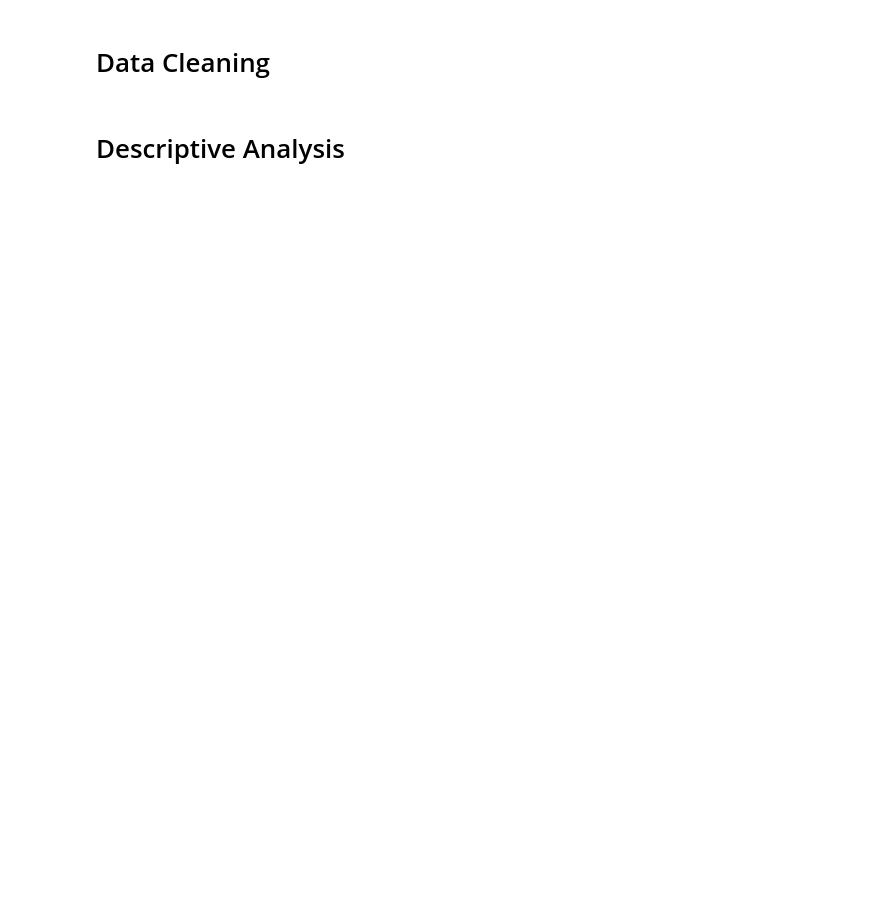
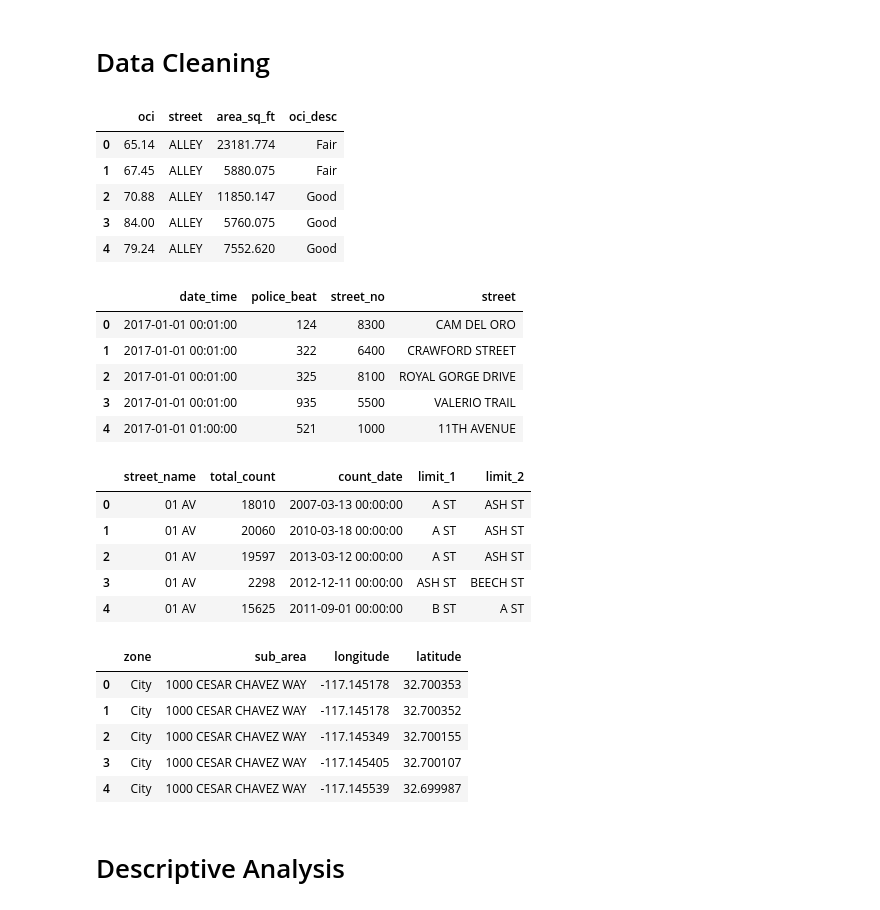
Before and after one commit to rileyfroehlich/COGS-108-Final-Project, a Jupyter notebook: Final_Project.ipynb, the cells around one changed output. Cells and saved outputs as stored; diff of their text form; code cells hidden in the pictures; blank space fills up the shorter version.

```diff
--- a/Final_Project.ipynb
+++ b/Final_Project.ipynb
@@ -10,3 +11,10 @@ import seaborn as sns
+# %%
+# method to display all df heads
+def multiple_df_display(*arg):
+    html_str=''
+    for df in arg:
+        html_str+=df.to_html()
+    display_html(html_str.replace('table','table style="display:inline"'),raw=True)
 # %%
 pd.options.display.max_rows = 7
 pd.options.display.max_columns = 8
@@ -37,38 +45,63 @@ df_collisions.drop( columns = "violation_section", inplace = True )
 df_collisions.drop( columns = "violation_type", inplace = True )
 df_collisions.drop( columns = "charge_desc", inplace = True )
 df_collisions.drop( columns = "injured", inplace = True )
 df_collisions.drop( columns = "killed", inplace = True )
 df_collisions.drop( columns = "hit_run_lvl", inplace = True )
-df_collisions.drop( columns = "police_beat", inplace = True )
+# combine street name and street type
 df_collisions[ 'street' ] = df_collisions[ 'street_name' ].map( str ) + ' ' + df_collisions[ 'street_type' ]
 df_collisions.drop( columns = "street_name", inplace = True )
 df_collisions.drop( columns = "street_type", inplace = True )
 df_collisions.dropna( inplace = True )
 
 #drop traffic columns
 df_traffic.drop( columns = "id", inplace = True )
 df_traffic.drop( columns = "all_count", inplace = True )
 df_traffic.drop( columns = "northbound_count", inplace = True )
 df_traffic.drop( columns = "southbound_count", inplace = True )
 df_traffic.drop( columns = "eastbound_count", inplace = True )
 df_traffic.drop( columns = "westbound_count", inplace = True )
 df_traffic.drop( columns = "file_no", inplace = True )
-df_traffic.drop( columns = "count_date", inplace = True )
 new = df_traffic[ 'limits' ].str.split( ' - ', n = 1, expand = True)
 df_traffic[ 'limit_1' ] = new[ 0 ]
 df_traffic[ 'limit_2' ] = new[ 1 ]
 df_traffic.drop( columns = "limits", inplace = True )
 #df2 combines like elements in df_traffic
-df2 = df_traffic.groupby( [ 'street_name', 'limit_1', 'limit_2' ], as_index = False).agg({ 'total_count' : 'sum' })
-df_traffic = pd.DataFrame( df2 )
+#df2 = df_traffic.groupby( [ 'street_name', 'limit_1', 'limit_2', 'count_date' ], as_index = False).agg({ 'total_count' : 'sum' })
+#df_traffic = pd.DataFrame( df2 )
 df_traffic.dropna( inplace = True )
 
 df_meters.drop( columns = "area", inplace = True )
-df_meters.drop( columns = "sub_area", inplace = True )
 df_meters.drop( columns = "pole", inplace = True )
 df_meters.drop( columns = "config_id", inplace = True )
 df_meters.drop( columns = "config_name", inplace = True )
 df_meters.dropna( inplace = True )
+
+multiple_df_display(df_index[0:5], df_collisions[0:5], df_traffic[0:5], df_meters[0:5])
+# %% [output]
+|  | oci | street | area_sq_ft | oci_desc |
+| 0 | 65.14 | ALLEY | 23181.774 | Fair |
+| 1 | 67.45 | ALLEY | 5880.075 | Fair |
+| 2 | 70.88 | ALLEY | 11850.147 | Good |
+| 3 | 84.00 | ALLEY | 5760.075 | Good |
+| 4 | 79.24 | ALLEY | 7552.620 | Good |
+|  | date_time | police_beat | street_no | street |
+| 0 | 2017-01-01 00:01:00 | 124 | 8300 | CAM DEL ORO |
+| 1 | 2017-01-01 00:01:00 | 322 | 6400 | CRAWFORD STREET |
+| 2 | 2017-01-01 00:01:00 | 325 | 8100 | ROYAL GORGE DRIVE |
+| 3 | 2017-01-01 00:01:00 | 935 | 5500 | VALERIO TRAIL |
+| 4 | 2017-01-01 01:00:00 | 521 | 1000 | 11TH AVENUE |
+|  | street_name | total_count | count_date | limit_1 | limit_2 |
+| 0 | 01 AV | 18010 | 2007-03-13 00:00:00 | A ST | ASH ST |
+| 1 | 01 AV | 20060 | 2010-03-18 00:00:00 | A ST | ASH ST |
+| 2 | 01 AV | 19597 | 2013-03-12 00:00:00 | A ST | ASH ST |
+| 3 | 01 AV | 2298 | 2012-12-11 00:00:00 | ASH ST | BEECH ST |
+| 4 | 01 AV | 15625 | 2011-09-01 00:00:00 | B ST | A ST |
+|  | zone | sub_area | longitude | latitude |
+| 0 | City | 1000 CESAR CHAVEZ WAY | -117.145178 | 32.700353 |
+| 1 | City | 1000 CESAR CHAVEZ WAY | -117.145178 | 32.700352 |
+| 2 | City | 1000 CESAR CHAVEZ WAY | -117.145349 | 32.700155 |
+| 3 | City | 1000 CESAR CHAVEZ WAY | -117.145405 | 32.700107 |
+| 4 | City | 1000 CESAR CHAVEZ WAY | -117.145539 | 32.699987 |
 # %% [markdown]
 # Descriptive Analysis
 # %%
```
Also changed, not shown: parts of 3 cells of this notebook.
